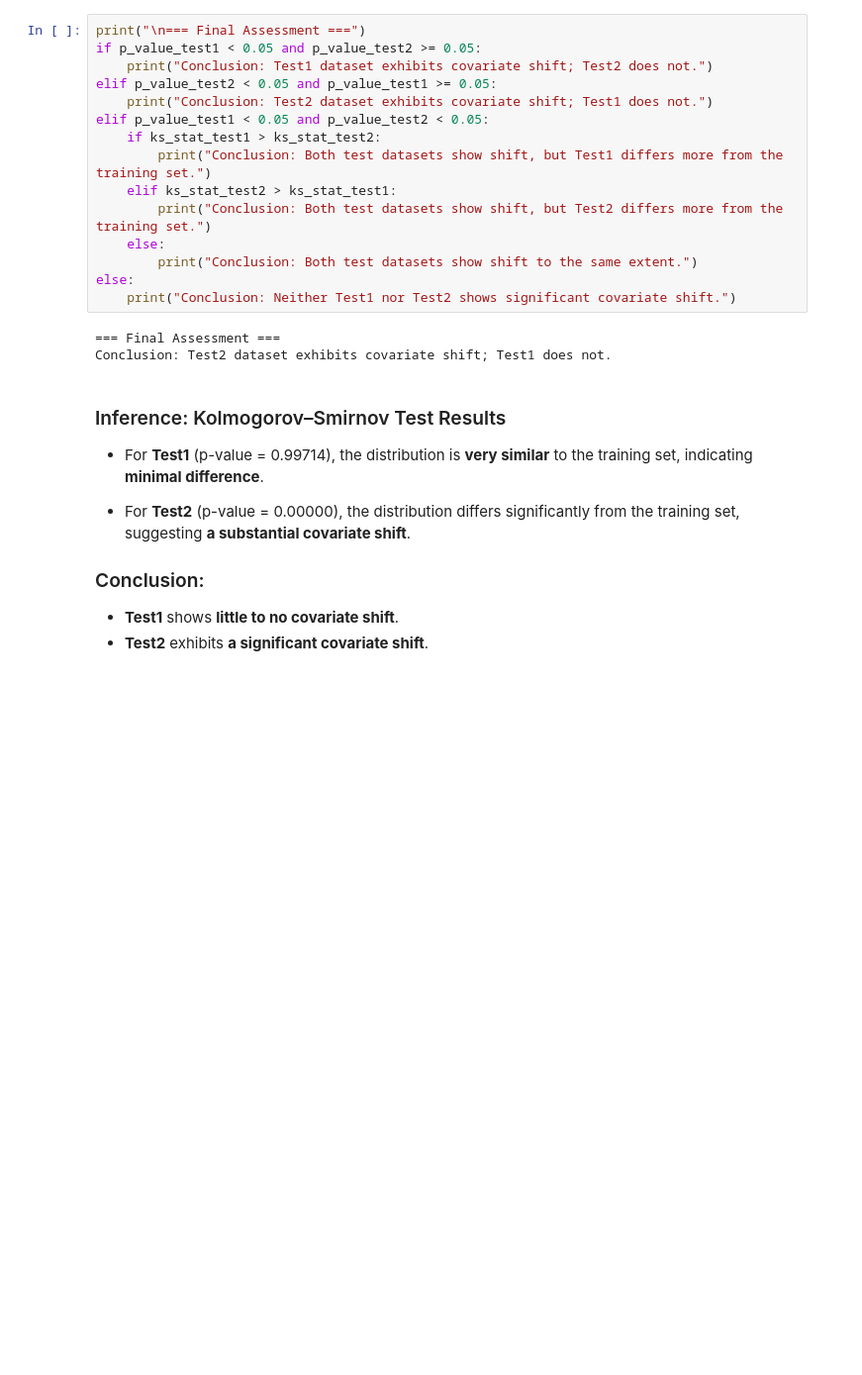
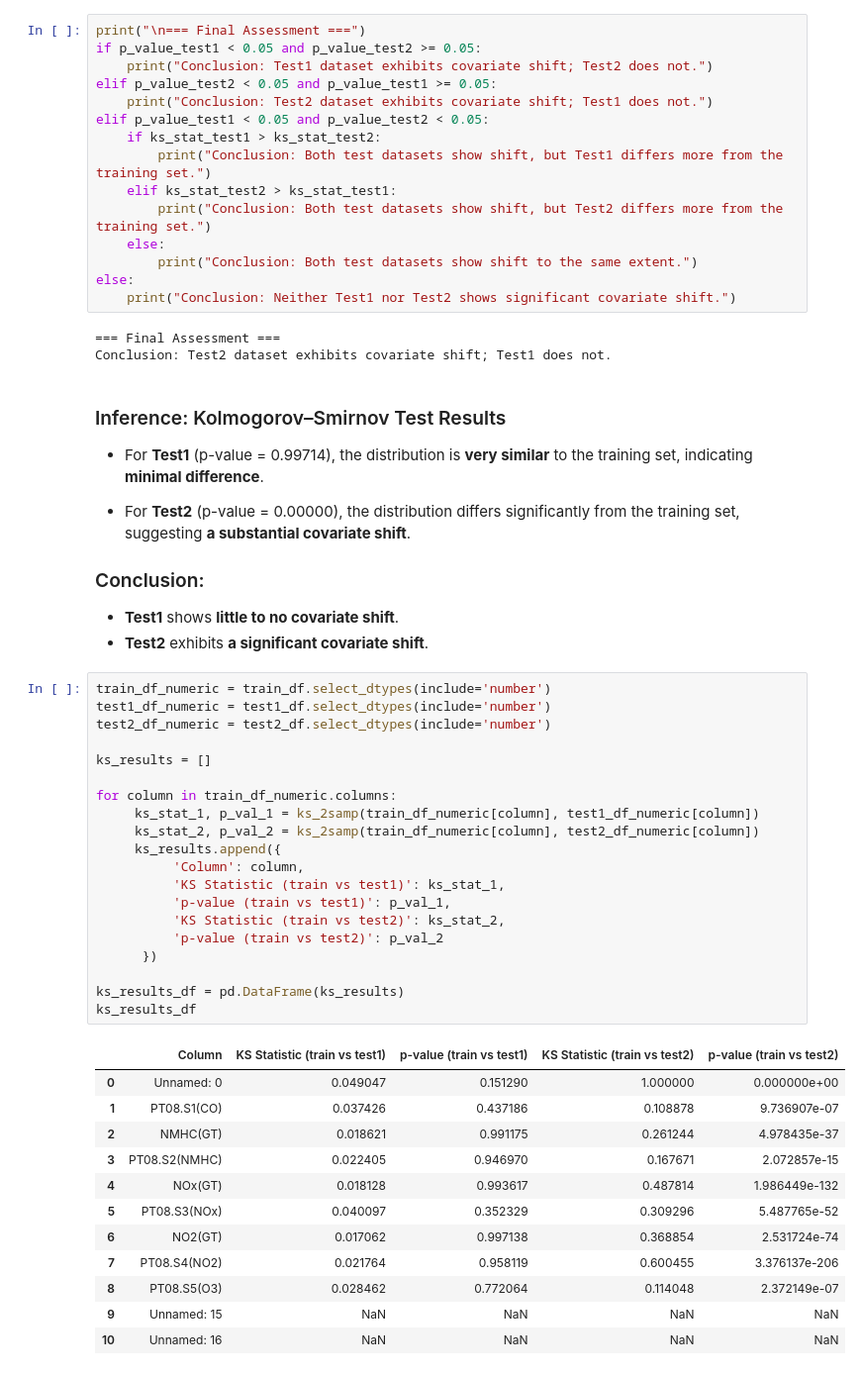
Before and after one commit to Paras-Shirvale/A-B-Testing, a Jupyter notebook: A_B_Testing.ipynb, the cells around one changed output. Shown at 99% size. Drawn from its saved outputs; the diff is of its cells as text; blank space fills up the shorter version.

```diff
--- a/A_B_Testing.ipynb
+++ b/A_B_Testing.ipynb
@@ -297,3 +297,36 @@ Conclusion: Test2 dataset exhibits covariate shift; Test1 does not.
 ### Conclusion:
 - **Test1** shows **little to no covariate shift**.
 - **Test2** exhibits **a significant covariate shift**.
+# %%
+train_df_numeric = train_df.select_dtypes(include='number')
+test1_df_numeric = test1_df.select_dtypes(include='number')
+test2_df_numeric = test2_df.select_dtypes(include='number')
+
+ks_results = []
+
+for column in train_df_numeric.columns:
+     ks_stat_1, p_val_1 = ks_2samp(train_df_numeric[column], test1_df_numeric[column])
+     ks_stat_2, p_val_2 = ks_2samp(train_df_numeric[column], test2_df_numeric[column])
+     ks_results.append({
+          'Column': column,
+          'KS Statistic (train vs test1)': ks_stat_1,
+          'p-value (train vs test1)': p_val_1,
+          'KS Statistic (train vs test2)': ks_stat_2,
+          'p-value (train vs test2)': p_val_2
+      })
+
+ks_results_df = pd.DataFrame(ks_results)
+ks_results_df
+# %% [output]
+|  | Column | KS Statistic (train vs test1) | p-value (train vs test1) | KS Statistic (train vs test2) | p-value (train vs test2) |
+| 0 | Unnamed: 0 | 0.049047 | 0.151290 | 1.000000 | 0.000000e+00 |
+| 1 | PT08.S1(CO) | 0.037426 | 0.437186 | 0.108878 | 9.736907e-07 |
+| 2 | NMHC(GT) | 0.018621 | 0.991175 | 0.261244 | 4.978435e-37 |
+| 3 | PT08.S2(NMHC) | 0.022405 | 0.946970 | 0.167671 | 2.072857e-15 |
+| 4 | NOx(GT) | 0.018128 | 0.993617 | 0.487814 | 1.986449e-132 |
+| 5 | PT08.S3(NOx) | 0.040097 | 0.352329 | 0.309296 | 5.487765e-52 |
+| 6 | NO2(GT) | 0.017062 | 0.997138 | 0.368854 | 2.531724e-74 |
+| 7 | PT08.S4(NO2) | 0.021764 | 0.958119 | 0.600455 | 3.376137e-206 |
+| 8 | PT08.S5(O3) | 0.028462 | 0.772064 | 0.114048 | 2.372149e-07 |
+| 9 | Unnamed: 15 | NaN | NaN | NaN | NaN |
+| 10 | Unnamed: 16 | NaN | NaN | NaN | NaN |
```
Also changed, not shown: parts of 2 cells of this notebook.
